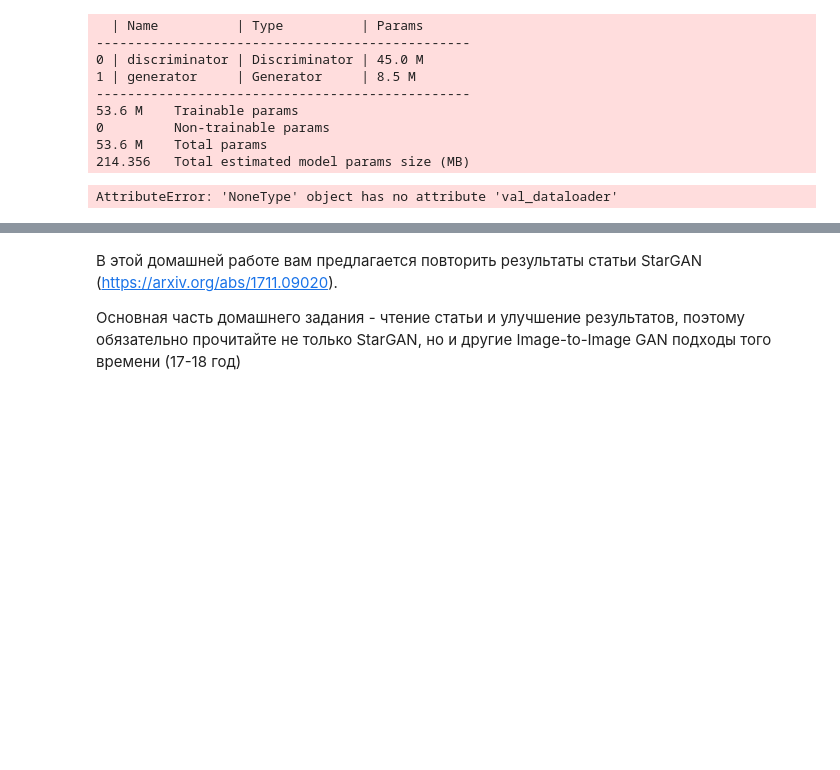
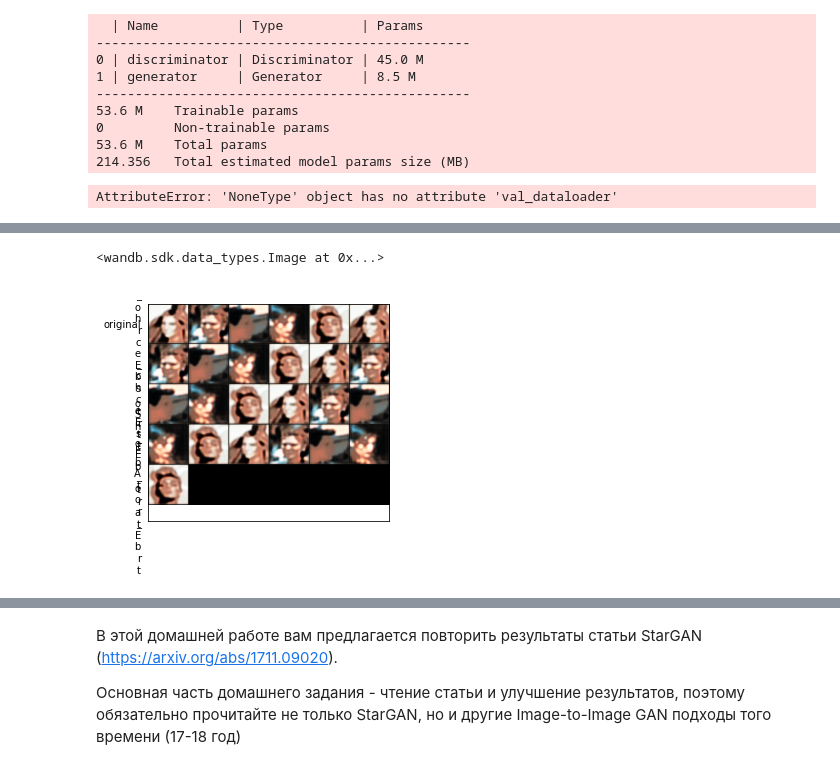
Before and after one commit to Penchekrak/DeepGenerativeModels, a Jupyter notebook: homework/2-GAN/hw2-GAN.ipynb, the cells around one changed output, grey strips where cells are left out. Cells and saved outputs as stored; diff of their text form; code cells hidden in the pictures; blank space fills up the shorter version.

```diff
--- a/homework/2-GAN/hw2-GAN.ipynb
+++ b/homework/2-GAN/hw2-GAN.ipynb
@@ -150,0 +177,6 @@ AttributeError: 'NoneType' object has no attribute 'val_dataloader'
+# %%
+#!XL
+model__.generate_images(model__.control_images, model__.desired_labels)
+# %% [output]
+<wandb.sdk.data_types.Image at 0x...>
+[figure, added]
```
Also changed, not shown: parts of 3 cells of this notebook, 1 other file.
